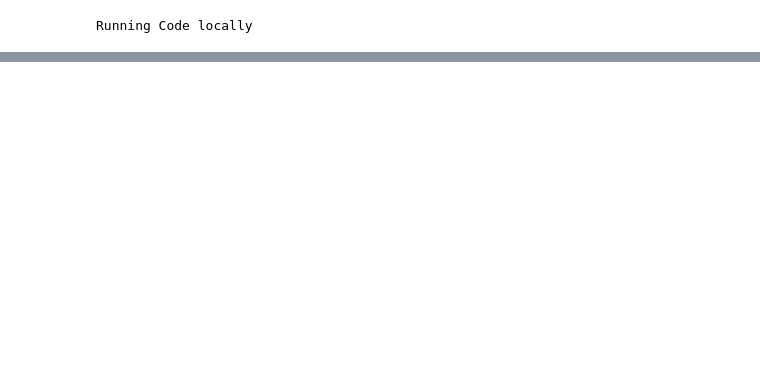
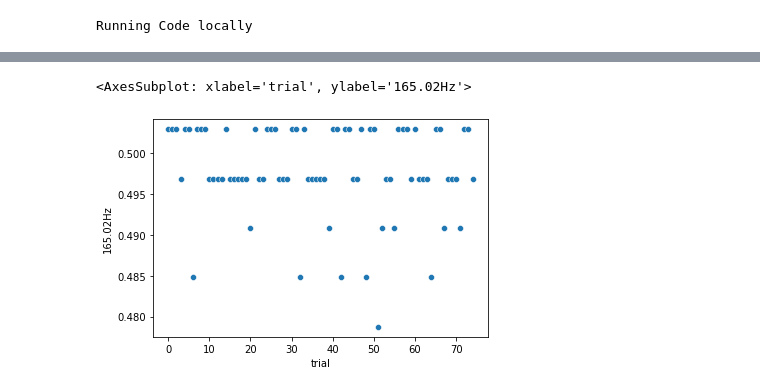
Before and after one commit to ffviana/nutreconDrive, a Jupyter notebook: 3. Analysis/GodotTimeLags.ipynb, the cells around one changed output, grey strips where cells are left out. Cells and saved outputs as stored; diff of their text form; code cells hidden in the pictures; blank space fills up the shorter version.

```diff
--- a/3. Analysis/GodotTimeLags.ipynb
+++ b/3. Analysis/GodotTimeLags.ipynb
@@ -80,0 +84,24 @@ sns.scatterplot(data = neurEcon_df, x = 'Trial', y = 'deltaOptionTime', hue = 'U
+# %%
+option_paths = 'D:/FV/GodotProjects/NUTRECON/nutrecon_day2/timestamps/option*'
+
+for op_path in glob(option_paths):
+    op_df_ = pd.read_json(op_path)
+    op_df_['trial'] = op_path.split('.json')[0].split('_')[-1]
+    if op_path == glob(option_paths)[0]:
+        op_df = op_df_
+    else:
+        op_df = pd.concat([op_df, op_df_])
+
+op_df.head()
+op_df['trial'] =op_df['trial'].astype(float)
+op_df_clean = op_df#.drop_duplicates()
+op_df_clean_grouped = op_df_clean.groupby('trial').count()
+
+
+op_df_clean_grouped['165.02Hz'] = op_df_clean_grouped['frame_start_ms'] * 1/165.02
+op_df_clean_grouped.to_excel(root + 'option.xlsx')
+
+sns.scatterplot(data = op_df_clean_grouped.reset_index(), x = 'trial',y = '165.02Hz')
+# %% [output]
+<AxesSubplot: xlabel='trial', ylabel='165.02Hz'>
+[figure, added]
```
Also changed, not shown: parts of 9 cells of this notebook, 3 other files.
